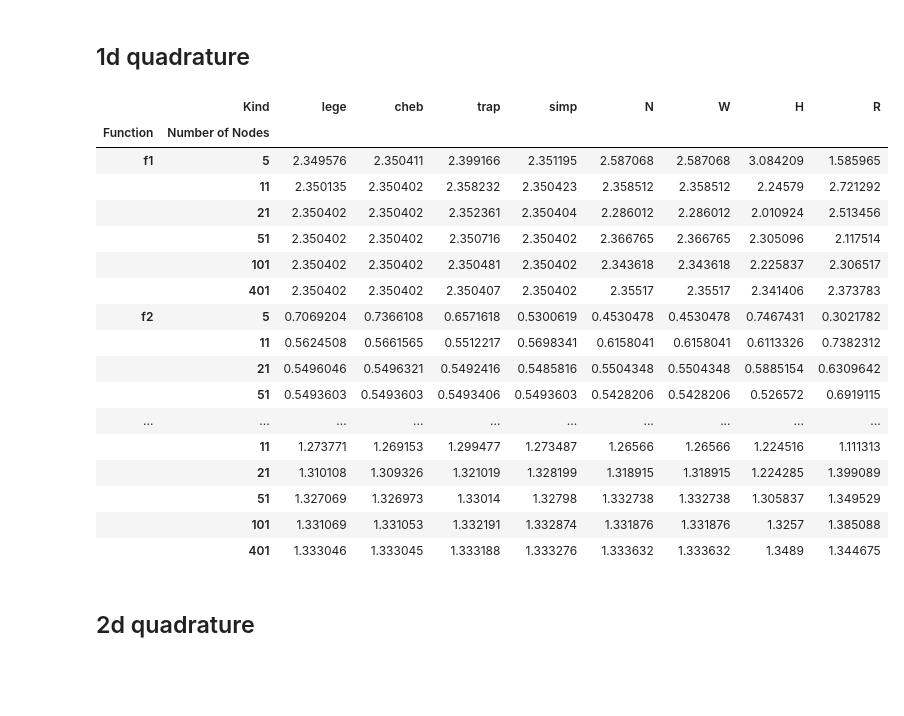
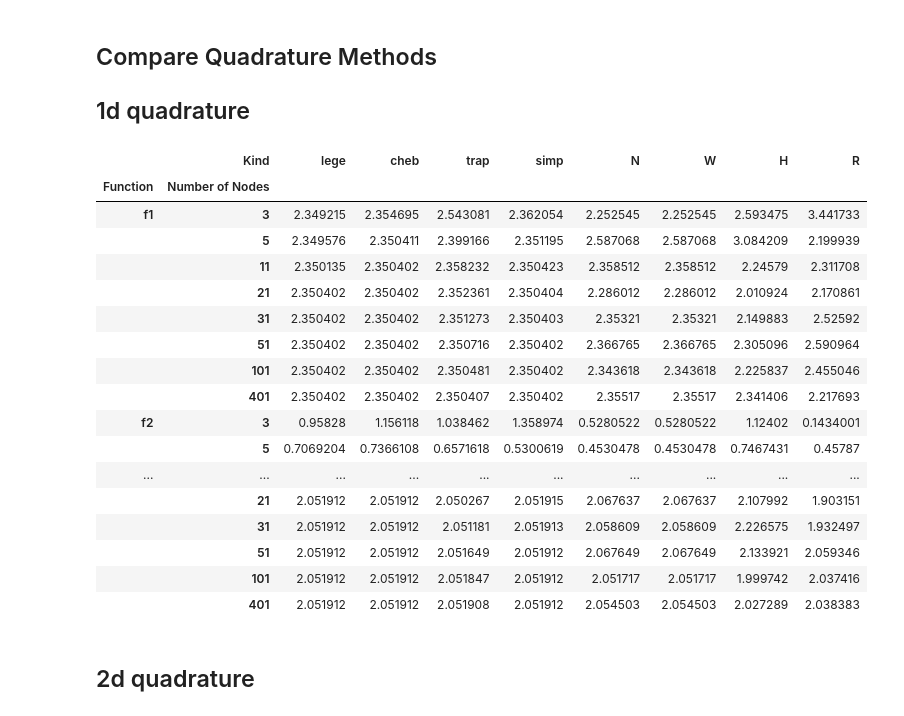
Before and after one commit to QuantEcon/QuantEcon.py, a Jupyter notebook: examples/quadrature.ipynb, the cells around one changed output. Saved outputs shown, nothing was run; the diff lists cells and outputs as text; code cells hidden in the pictures; blank space fills up the shorter version.

```diff
--- a/examples/quadrature.ipynb
+++ b/examples/quadrature.ipynb
@@ -8,0 +61,16 @@ from quantecon.quad import quadrect
+# %%
+# Create a figure and subplots
+fig, axess = plt.subplots(2, 2, figsize=(14, 10))
+axess = axess.flatten()
+
+# Want to plot these kinds
+kind = "N"
+num_n = [1000, 2000, 4000, 8000]
+
+a = np.array([0, 0])
+b = np.ones(2)
+
+for ind, n in enumerate(num_n):
+  plotequi(axess[ind], kind, n, a, b)
+
+plt.show()
@@ -9,50 +112,58 @@ from quantecon.quad import quadrect
 # %% [markdown]
+## Compare Quadrature Methods
+
 ## 1d quadrature
 # %%
 kinds = ["lege", "cheb", "trap", "simp", "N", "W", "H", "R"]
 
 # Define some functions
 f1 = lambda x: np.exp(-x)
 f2 = lambda x: 1 / (1 + 25 * x**2)
 f3 = lambda x: np.abs(x) ** 0.5
-func_names = ["f1", "f2", "f3"]
+f4 = lambda x: np.exp(-x*x / 2)
+func_names = ["f1", "f2", "f3", "f4"]
 
 # Integration parameters
-n = np.array([5, 11, 21, 51, 101, 401])  # number of nodes
+n = np.array([3, 5, 11, 21, 31, 51, 101, 401])  # number of nodes
 a, b = -1, 1  # endpoints
+a4, b4 = -1, 2
 
 # Set up pandas DataFrame to hold results
 ind = pd.MultiIndex.from_product([func_names, n])
 ind.names=["Function", "Number of Nodes"]
 cols = pd.Index(kinds, name="Kind")
 res_df = pd.DataFrame(index=ind, columns=cols)
 
 for ind, func in enumerate([f1, f2, f3]):
     func_name = func_names[ind]
     for kind in kinds:
         for num in n:
-            res_df.ix[func_name, num][kind] = quadrect(func, num, a, b, kind);
+            res_df.ix[func_name, num][kind] = quadrect(func, num, a, b, kind)
+
+for kind in kinds:
+    for num in n:
+        res_df.ix["f4", num][kind] = quadrect(f4, num, a4, b4, kind)
 
 res_df
 # %% [output]
 |  | Kind | lege | cheb | trap | simp | N | W | H | R |
 | Function | Number of Nodes |  |  |  |  |  |  |  |  |
-| f1 | 5 | 2.349576 | 2.350411 | 2.399166 | 2.351195 | 2.587068 | 2.587068 | 3.084209 | 1.585965 |
-|  | 11 | 2.350135 | 2.350402 | 2.358232 | 2.350423 | 2.358512 | 2.358512 | 2.24579 | 2.721292 |
-|  | 21 | 2.350402 | 2.350402 | 2.352361 | 2.350404 | 2.286012 | 2.286012 | 2.010924 | 2.513456 |
-|  | 51 | 2.350402 | 2.350402 | 2.350716 | 2.350402 | 2.366765 | 2.366765 | 2.305096 | 2.117514 |
-|  | 101 | 2.350402 | 2.350402 | 2.350481 | 2.350402 | 2.343618 | 2.343618 | 2.225837 | 2.306517 |
-|  | 401 | 2.350402 | 2.350402 | 2.350407 | 2.350402 | 2.35517 | 2.35517 | 2.341406 | 2.373783 |
-| f2 | 5 | 0.7069204 | 0.7366108 | 0.6571618 | 0.5300619 | 0.4530478 | 0.4530478 | 0.7467431 | 0.3021782 |
-|  | 11 | 0.5624508 | 0.5661565 | 0.5512217 | 0.5698341 | 0.6158041 | 0.6158041 | 0.6113326 | 0.7382312 |
-|  | 21 | 0.5496046 | 0.5496321 | 0.5492416 | 0.5485816 | 0.5504348 | 0.5504348 | 0.5885154 | 0.6309642 |
-|  | 51 | 0.5493603 | 0.5493603 | 0.5493406 | 0.5493603 | 0.5428206 | 0.5428206 | 0.526572 | 0.6919115 |
+| f1 | 3 | 2.349215 | 2.354695 | 2.543081 | 2.362054 | 2.252545 | 2.252545 | 2.593475 | 3.441733 |
+|  | 5 | 2.349576 | 2.350411 | 2.399166 | 2.351195 | 2.587068 | 2.587068 | 3.084209 | 2.199939 |
+|  | 11 | 2.350135 | 2.350402 | 2.358232 | 2.350423 | 2.358512 | 2.358512 | 2.24579 | 2.311708 |
+|  | 21 | 2.350402 | 2.350402 | 2.352361 | 2.350404 | 2.286012 | 2.286012 | 2.010924 | 2.170861 |
+|  | 31 | 2.350402 | 2.350402 | 2.351273 | 2.350403 | 2.35321 | 2.35321 | 2.149883 | 2.52592 |
+|  | 51 | 2.350402 | 2.350402 | 2.350716 | 2.350402 | 2.366765 | 2.366765 | 2.305096 | 2.590964 |
+|  | 101 | 2.350402 | 2.350402 | 2.350481 | 2.350402 | 2.343618 | 2.343618 | 2.225837 | 2.455046 |
+|  | 401 | 2.350402 | 2.350402 | 2.350407 | 2.350402 | 2.35517 | 2.35517 | 2.341406 | 2.217693 |
+| f2 | 3 | 0.95828 | 1.156118 | 1.038462 | 1.358974 | 0.5280522 | 0.5280522 | 1.12402 | 0.1434001 |
+|  | 5 | 0.7069204 | 0.7366108 | 0.6571618 | 0.5300619 | 0.4530478 | 0.4530478 | 0.7467431 | 0.45787 |
 | ... | ... | ... | ... | ... | ... | ... | ... | ... | ... |
-|  | 11 | 1.273771 | 1.269153 | 1.299477 | 1.273487 | 1.26566 | 1.26566 | 1.224516 | 1.111313 |
-|  | 21 | 1.310108 | 1.309326 | 1.321019 | 1.328199 | 1.318915 | 1.318915 | 1.224285 | 1.399089 |
-|  | 51 | 1.327069 | 1.326973 | 1.33014 | 1.32798 | 1.332738 | 1.332738 | 1.305837 | 1.349529 |
-|  | 101 | 1.331069 | 1.331053 | 1.332191 | 1.332874 | 1.331876 | 1.331876 | 1.3257 | 1.385088 |
-|  | 401 | 1.333046 | 1.333045 | 1.333188 | 1.333276 | 1.333632 | 1.333632 | 1.3489 | 1.344675 |
+|  | 21 | 2.051912 | 2.051912 | 2.050267 | 2.051915 | 2.067637 | 2.067637 | 2.107992 | 1.903151 |
+|  | 31 | 2.051912 | 2.051912 | 2.051181 | 2.051913 | 2.058609 | 2.058609 | 2.226575 | 1.932497 |
+|  | 51 | 2.051912 | 2.051912 | 2.051649 | 2.051912 | 2.067649 | 2.067649 | 2.133921 | 2.059346 |
+|  | 101 | 2.051912 | 2.051912 | 2.051847 | 2.051912 | 2.051717 | 2.051717 | 1.999742 | 2.037416 |
+|  | 401 | 2.051912 | 2.051912 | 2.051908 | 2.051912 | 2.054503 | 2.054503 | 2.027289 | 2.038383 |
 # %% [markdown]
 ## 2d quadrature
 # %%
```
Also changed, not shown: parts of 10 cells of this notebook.
